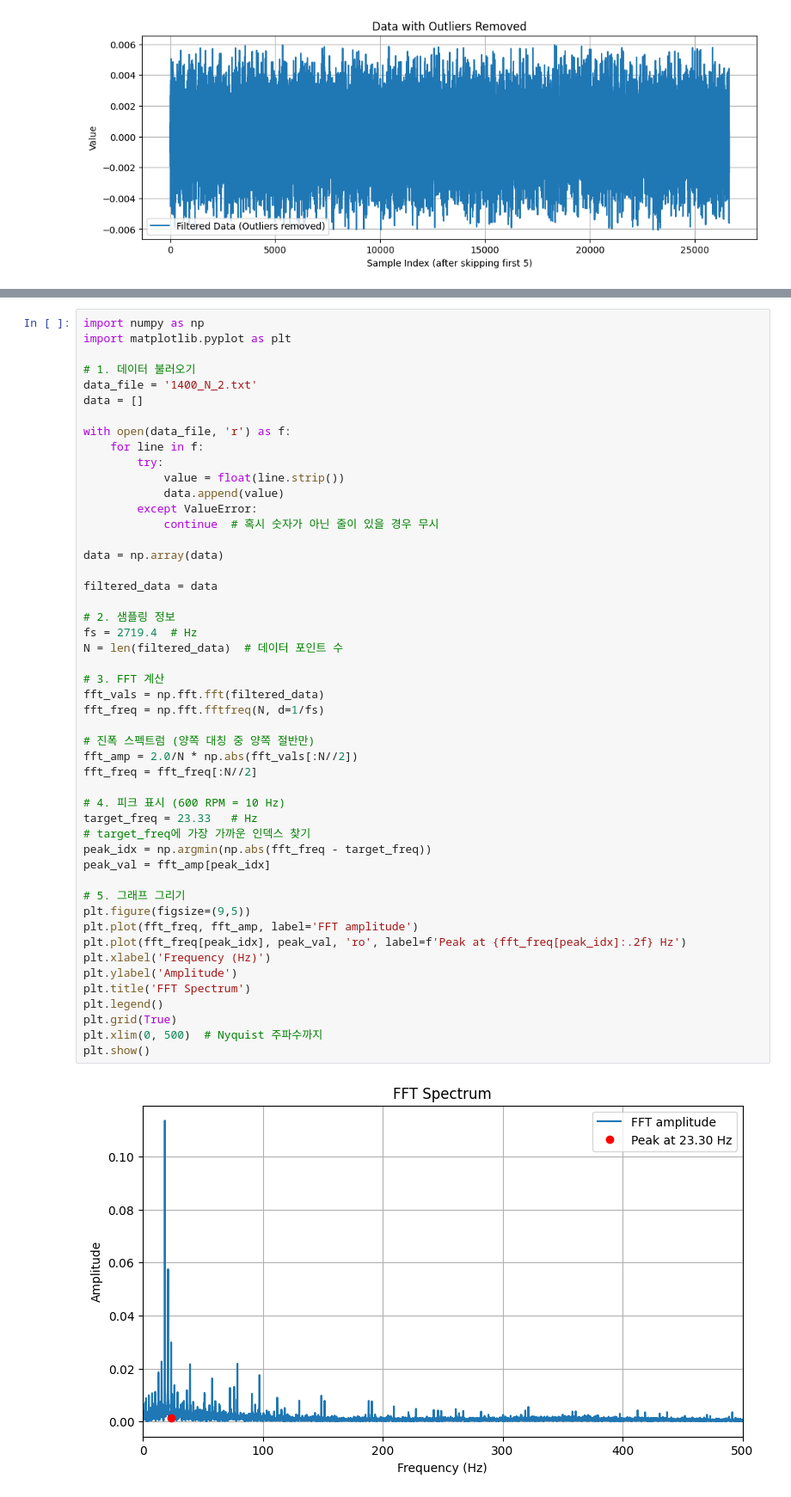
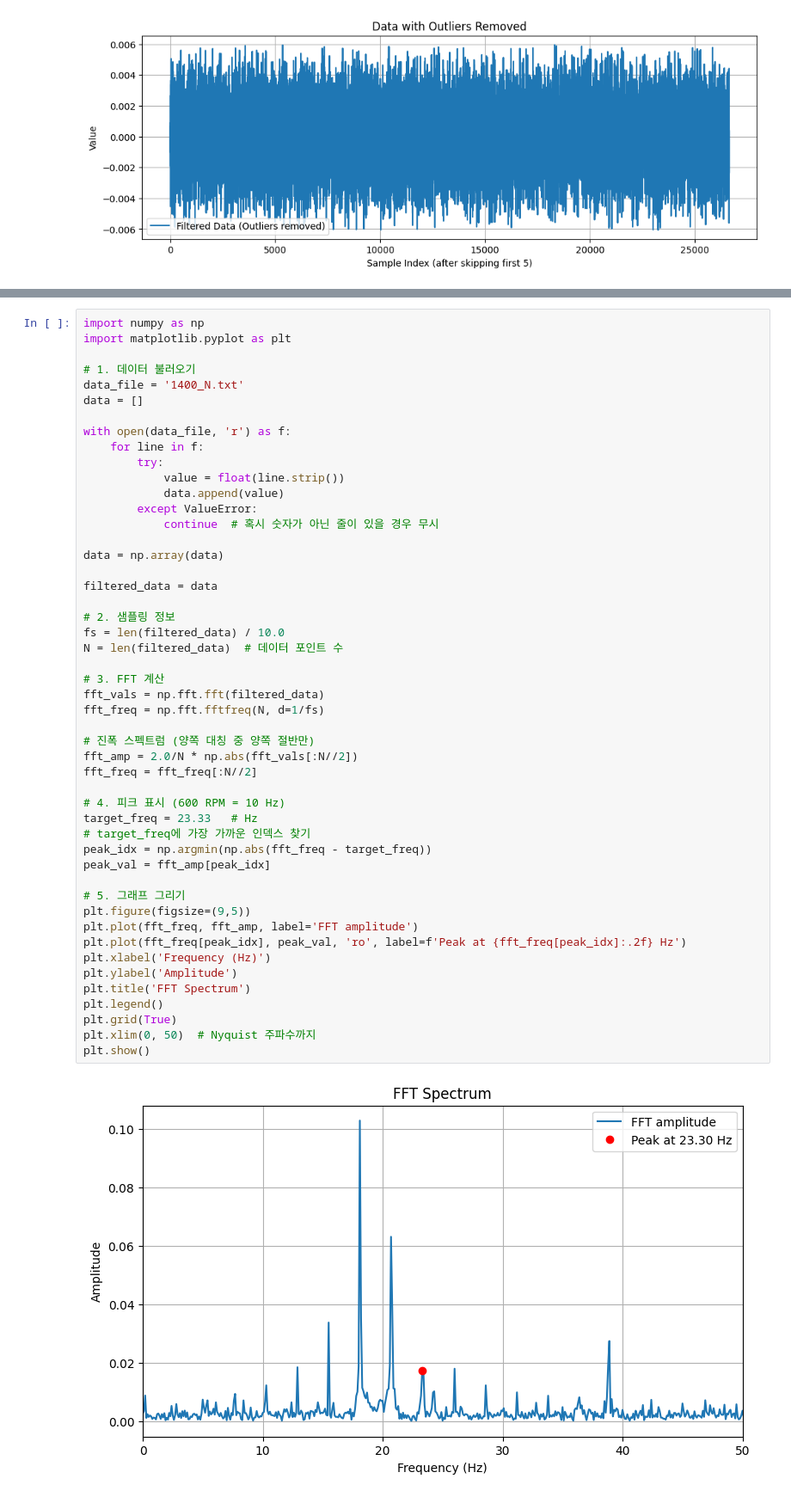
Before and after one commit to Kseorang1218/TmpRep, a Jupyter notebook: pic.ipynb, the cells around one changed output, grey strips where cells are left out. Shown at 86% size. Cells and saved outputs as stored; diff of their text form.

```diff
--- a/pic.ipynb
+++ b/pic.ipynb
@@ -157,7 +157,7 @@ import numpy as np
 import matplotlib.pyplot as plt
 
 # 1. 데이터 불러오기
-data_file = '1400_N_2.txt'
+data_file = '1400_N.txt'
 data = []
 
 with open(data_file, 'r') as f:
@@ -173,33 +173,33 @@ data = np.array(data)
 filtered_data = data
 
 # 2. 샘플링 정보
-fs = 2719.4  # Hz
+fs = len(filtered_data) / 10.0
 N = len(filtered_data)  # 데이터 포인트 수
 
 # 3. FFT 계산
 fft_vals = np.fft.fft(filtered_data)
 fft_freq = np.fft.fftfreq(N, d=1/fs)
 
 # 진폭 스펙트럼 (양쪽 대칭 중 양쪽 절반만)
 fft_amp = 2.0/N * np.abs(fft_vals[:N//2])
 fft_freq = fft_freq[:N//2]
 
 # 4. 피크 표시 (600 RPM = 10 Hz)
 target_freq = 23.33   # Hz
 # target_freq에 가장 가까운 인덱스 찾기
 peak_idx = np.argmin(np.abs(fft_freq - target_freq))
 peak_val = fft_amp[peak_idx]
 
 # 5. 그래프 그리기
 plt.figure(figsize=(9,5))
 plt.plot(fft_freq, fft_amp, label='FFT amplitude')
 plt.plot(fft_freq[peak_idx], peak_val, 'ro', label=f'Peak at {fft_freq[peak_idx]:.2f} Hz')
 plt.xlabel('Frequency (Hz)')
 plt.ylabel('Amplitude')
 plt.title('FFT Spectrum')
 plt.legend()
 plt.grid(True)
-plt.xlim(0, 500)  # Nyquist 주파수까지
+plt.xlim(0, 50)  # Nyquist 주파수까지
 plt.show()
 # %% [output]
-[figure, old version]
+[figure, new version]
```
Also changed, not shown: parts of 3 cells of this notebook, 31 other files.
